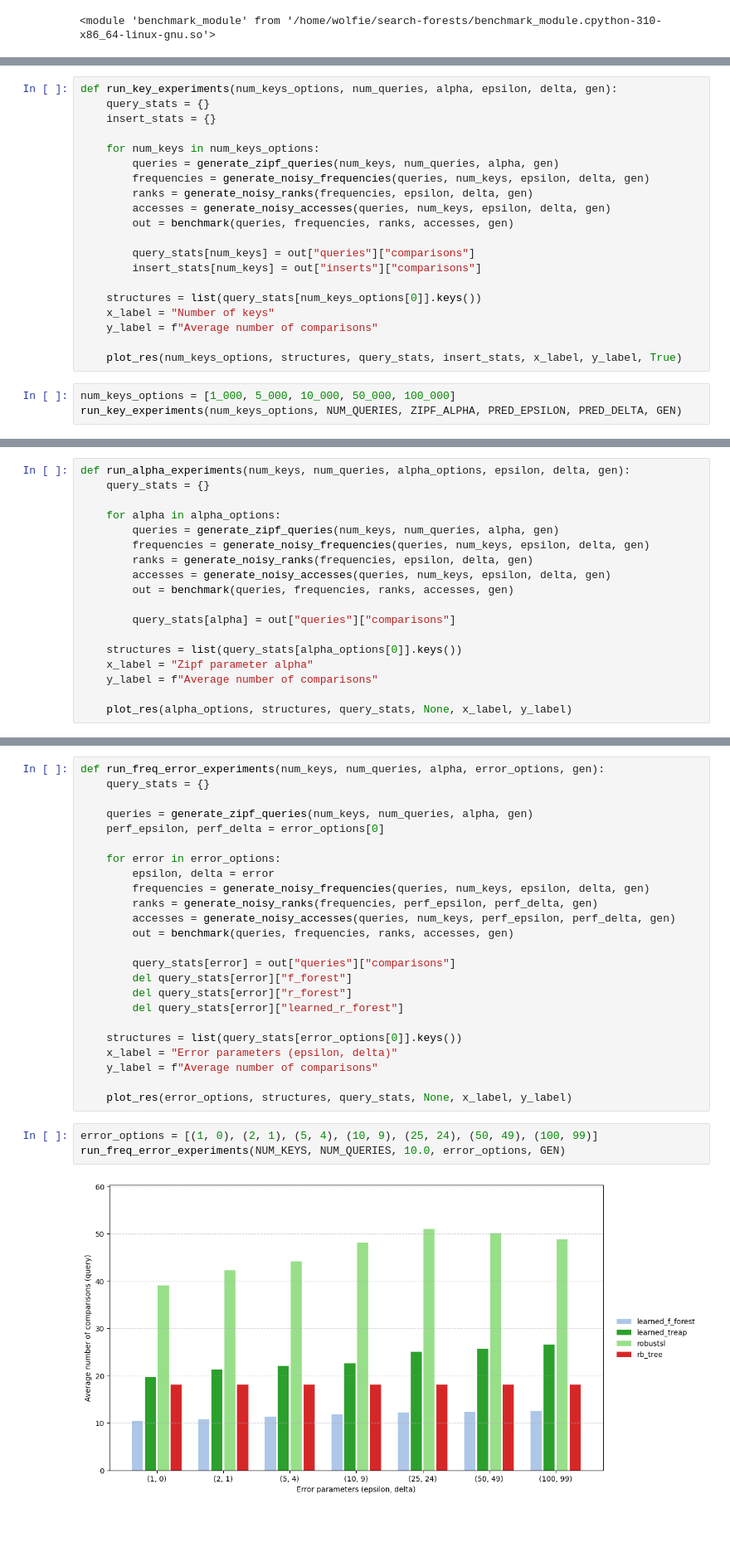
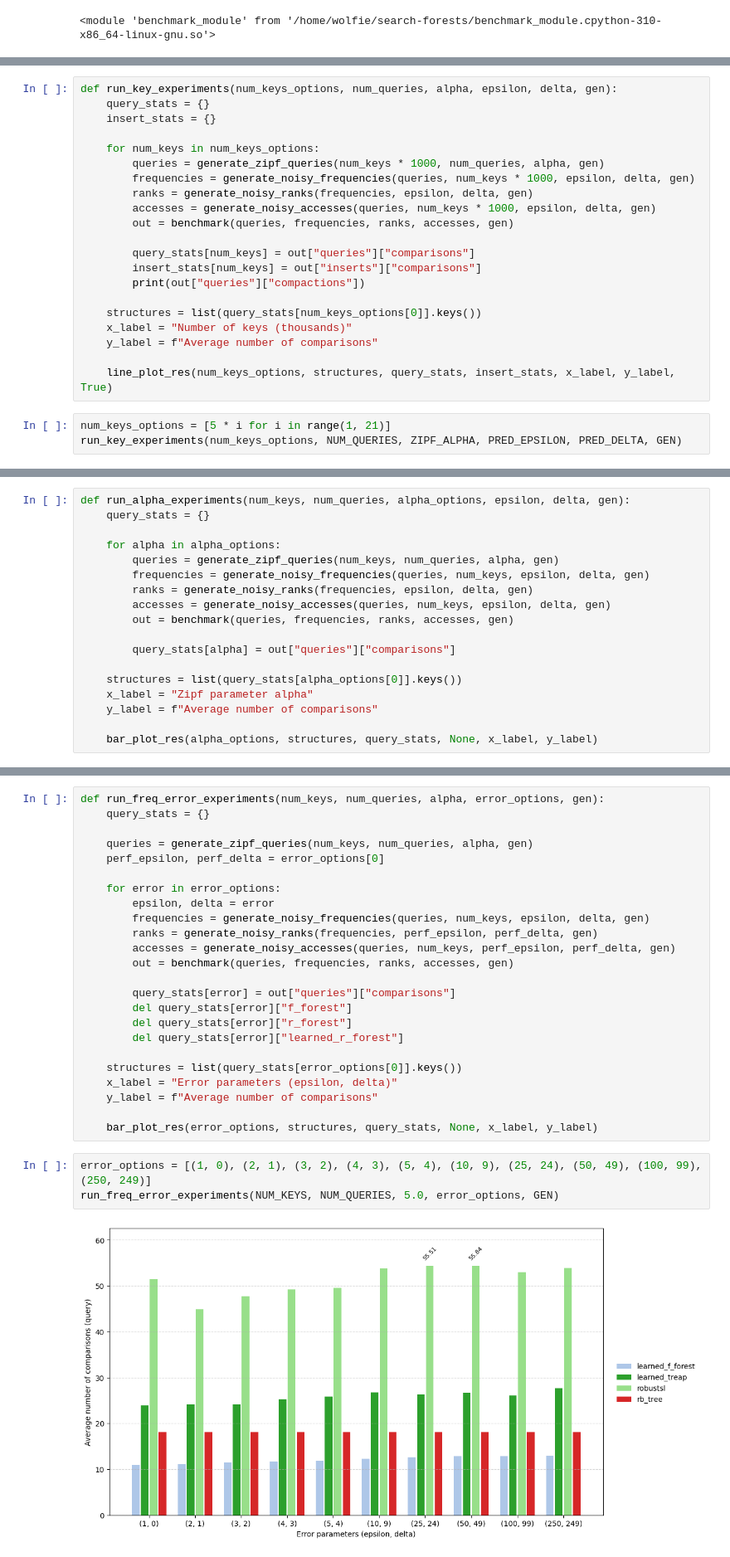
Before and after one commit to Wolfiej-k/search-forests, a Jupyter notebook: experiments.ipynb, the cells around one changed output, grey strips where cells are left out. Shown at 83% size. Drawn from its saved outputs; the diff is of its cells as text; blank space fills up the shorter version.

```diff
--- a/experiments.ipynb
+++ b/experiments.ipynb
@@ -93,21 +127,22 @@ def run_key_experiments(num_keys_options, num_queries, alpha, epsilon, delta, ge
     insert_stats = {}
 
     for num_keys in num_keys_options:
-        queries = generate_zipf_queries(num_keys, num_queries, alpha, gen)
-        frequencies = generate_noisy_frequencies(queries, num_keys, epsilon, delta, gen)
+        queries = generate_zipf_queries(num_keys * 1000, num_queries, alpha, gen)
+        frequencies = generate_noisy_frequencies(queries, num_keys * 1000, epsilon, delta, gen)
         ranks = generate_noisy_ranks(frequencies, epsilon, delta, gen)
-        accesses = generate_noisy_accesses(queries, num_keys, epsilon, delta, gen)
+        accesses = generate_noisy_accesses(queries, num_keys * 1000, epsilon, delta, gen)
         out = benchmark(queries, frequencies, ranks, accesses, gen)
 
         query_stats[num_keys] = out["queries"]["comparisons"]
         insert_stats[num_keys] = out["inserts"]["comparisons"]
+        print(out["queries"]["compactions"])
 
     structures = list(query_stats[num_keys_options[0]].keys())
-    x_label = "Number of keys"
+    x_label = "Number of keys (thousands)"
     y_label = f"Average number of comparisons"
 
-    plot_res(num_keys_options, structures, query_stats, insert_stats, x_label, y_label, True)
+    line_plot_res(num_keys_options, structures, query_stats, insert_stats, x_label, y_label, True)
 # %%
-num_keys_options = [1_000, 5_000, 10_000, 50_000, 100_000]
+num_keys_options = [5 * i for i in range(1, 21)]
 run_key_experiments(num_keys_options, NUM_QUERIES, ZIPF_ALPHA, PRED_EPSILON, PRED_DELTA, GEN)
 # %% [output]
@@ -129,7 +184,7 @@ def run_alpha_experiments(num_keys, num_queries, alpha_options, epsilon, delta,
     x_label = "Zipf parameter alpha"
     y_label = f"Average number of comparisons"
 
-    plot_res(alpha_options, structures, query_stats, None, x_label, y_label)
+    bar_plot_res(alpha_options, structures, query_stats, None, x_label, y_label)
 # %%
 alpha_options = [1., 1.25, 1.5, 2., 3., 5., 10.]
 run_alpha_experiments(NUM_KEYS, NUM_QUERIES, alpha_options, PRED_EPSILON, PRED_DELTA, GEN)
@@ -158,9 +213,9 @@ def run_freq_error_experiments(num_keys, num_queries, alpha, error_options, gen)
     x_label = "Error parameters (epsilon, delta)"
     y_label = f"Average number of comparisons"
 
-    plot_res(error_options, structures, query_stats, None, x_label, y_label)
+    bar_plot_res(error_options, structures, query_stats, None, x_label, y_label)
 # %%
-error_options = [(1, 0), (2, 1), (5, 4), (10, 9), (25, 24), (50, 49), (100, 99)]
-run_freq_error_experiments(NUM_KEYS, NUM_QUERIES, 10.0, error_options, GEN)
+error_options = [(1, 0), (2, 1), (3, 2), (4, 3), (5, 4), (10, 9), (25, 24), (50, 49), (100, 99), (250, 249)]
+run_freq_error_experiments(NUM_KEYS, NUM_QUERIES, 5.0, error_options, GEN)
 # %% [output]
-[figure, old version]
+[figure, new version]
```
Also changed, not shown: parts of 7 cells of this notebook, 2 other files.
